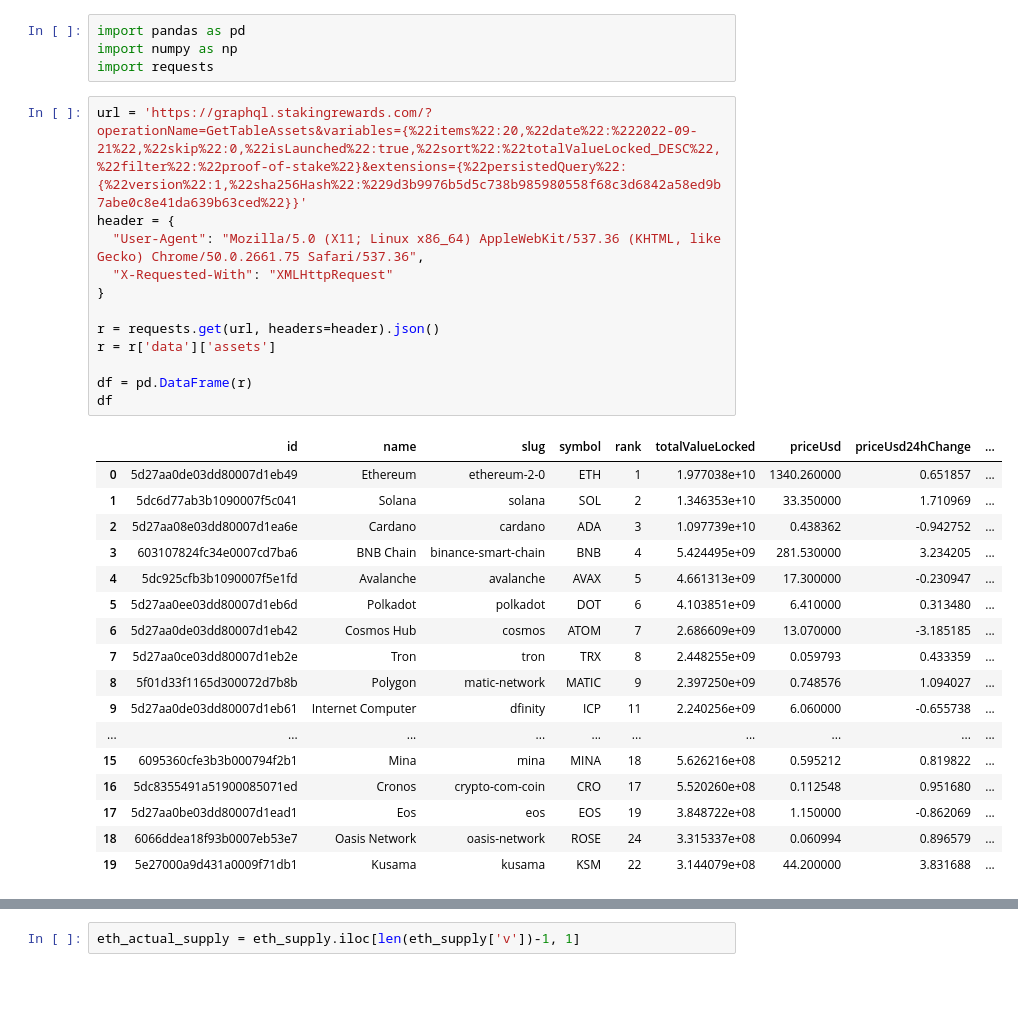
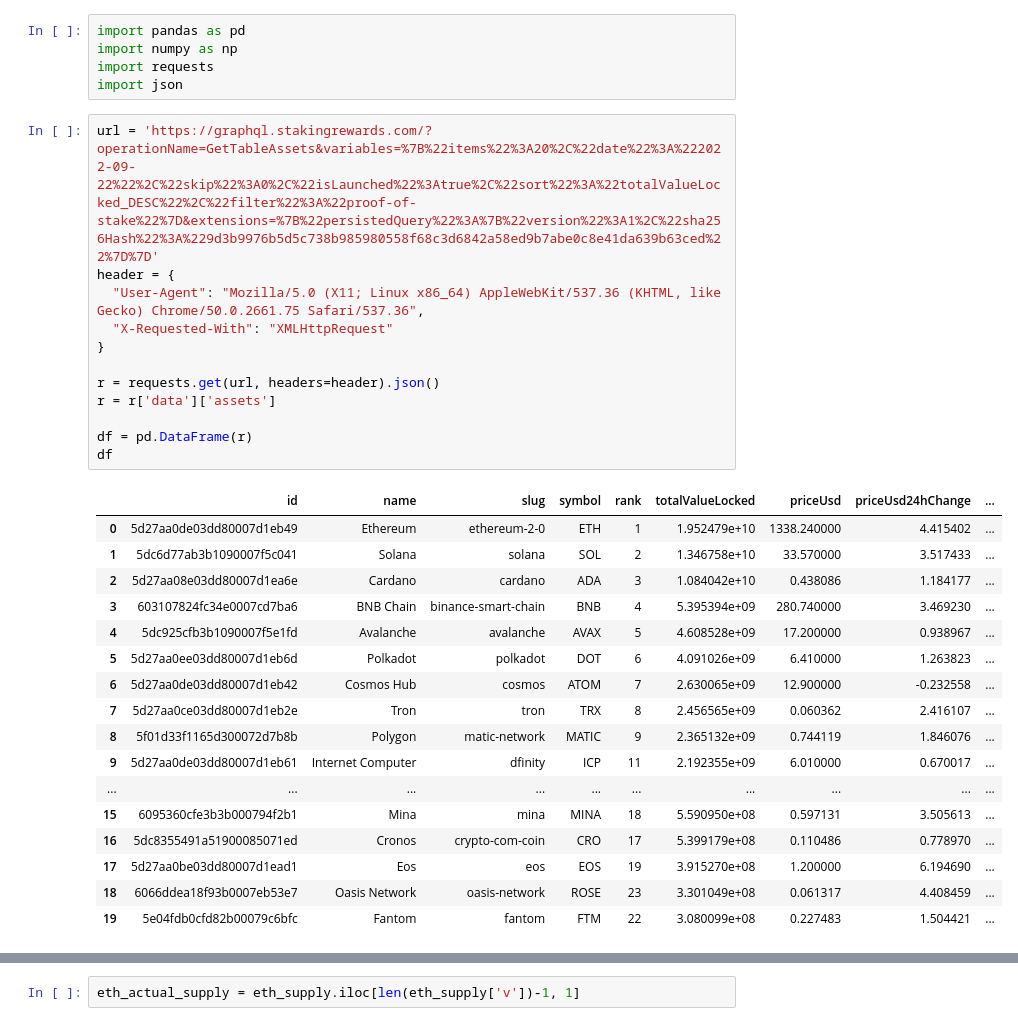
Before and after one commit to BenedettiLucca/mergeData-Backend, a Jupyter notebook: pos.ipynb, the cells around one changed output, grey strips where cells are left out. Drawn from its saved outputs; the diff is of its cells as text; blank space fills up the shorter version.

```diff
--- a/pos.ipynb
+++ b/pos.ipynb
@@ -2,36 +2,37 @@
 import pandas as pd
 import numpy as np
 import requests
+import json
 # %%
-url = 'https://graphql.stakingrewards.com/?operationName=GetTableAssets&variables={%22items%22:20,%22date%22:%222022-09-21%22,%22skip%22:0,%22isLaunched%22:true,%22sort%22:%22totalValueLocked_DESC%22,%22filter%22:%22proof-of-stake%22}&extensions={%22persistedQuery%22:{%22version%22:1,%22sha256Hash%22:%229d3b9976b5d5c738b985980558f68c3d6842a58ed9b7abe0c8e41da639b63ced%22}}'
+url = 'https://graphql.stakingrewards.com/?operationName=GetTableAssets&variables=%7B%22items%22%3A20%2C%22date%22%3A%222022-09-22%22%2C%22skip%22%3A0%2C%22isLaunched%22%3Atrue%2C%22sort%22%3A%22totalValueLocked_DESC%22%2C%22filter%22%3A%22proof-of-stake%22%7D&extensions=%7B%22persistedQuery%22%3A%7B%22version%22%3A1%2C%22sha256Hash%22%3A%229d3b9976b5d5c738b985980558f68c3d6842a58ed9b7abe0c8e41da639b63ced%22%7D%7D'
 header = {
   "User-Agent": "Mozilla/5.0 (X11; Linux x86_64) AppleWebKit/537.36 (KHTML, like Gecko) Chrome/50.0.2661.75 Safari/537.36",
   "X-Requested-With": "XMLHttpRequest"
 }
 
 r = requests.get(url, headers=header).json()
 r = r['data']['assets']
 
 df = pd.DataFrame(r)
 df
 # %% [output]
 |  | id | name | slug | symbol | rank | totalValueLocked | priceUsd | priceUsd24hChange | ... |
-| 0 | 5d27aa0de03dd80007d1eb49 | Ethereum | ethereum-2-0 | ETH | 1 | 1.977038e+10 | 1340.260000 | 0.651857 | ... |
-| 1 | 5dc6d77ab3b1090007f5c041 | Solana | solana | SOL | 2 | 1.346353e+10 | 33.350000 | 1.710969 | ... |
-| 2 | 5d27aa08e03dd80007d1ea6e | Cardano | cardano | ADA | 3 | 1.097739e+10 | 0.438362 | -0.942752 | ... |
-| 3 | 603107824fc34e0007cd7ba6 | BNB Chain | binance-smart-chain | BNB | 4 | 5.424495e+09 | 281.530000 | 3.234205 | ... |
-| 4 | 5dc925cfb3b1090007f5e1fd | Avalanche | avalanche | AVAX | 5 | 4.661313e+09 | 17.300000 | -0.230947 | ... |
-| 5 | 5d27aa0ee03dd80007d1eb6d | Polkadot | polkadot | DOT | 6 | 4.103851e+09 | 6.410000 | 0.313480 | ... |
-| 6 | 5d27aa0de03dd80007d1eb42 | Cosmos Hub | cosmos | ATOM | 7 | 2.686609e+09 | 13.070000 | -3.185185 | ... |
-| 7 | 5d27aa0ce03dd80007d1eb2e | Tron | tron | TRX | 8 | 2.448255e+09 | 0.059793 | 0.433359 | ... |
-| 8 | 5f01d33f1165d300072d7b8b | Polygon | matic-network | MATIC | 9 | 2.397250e+09 | 0.748576 | 1.094027 | ... |
-| 9 | 5d27aa0de03dd80007d1eb61 | Internet Computer | dfinity | ICP | 11 | 2.240256e+09 | 6.060000 | -0.655738 | ... |
+| 0 | 5d27aa0de03dd80007d1eb49 | Ethereum | ethereum-2-0 | ETH | 1 | 1.952479e+10 | 1338.240000 | 4.415402 | ... |
+| 1 | 5dc6d77ab3b1090007f5c041 | Solana | solana | SOL | 2 | 1.346758e+10 | 33.570000 | 3.517433 | ... |
+| 2 | 5d27aa08e03dd80007d1ea6e | Cardano | cardano | ADA | 3 | 1.084042e+10 | 0.438086 | 1.184177 | ... |
+| 3 | 603107824fc34e0007cd7ba6 | BNB Chain | binance-smart-chain | BNB | 4 | 5.395394e+09 | 280.740000 | 3.469230 | ... |
+| 4 | 5dc925cfb3b1090007f5e1fd | Avalanche | avalanche | AVAX | 5 | 4.608528e+09 | 17.200000 | 0.938967 | ... |
+| 5 | 5d27aa0ee03dd80007d1eb6d | Polkadot | polkadot | DOT | 6 | 4.091026e+09 | 6.410000 | 1.263823 | ... |
+| 6 | 5d27aa0de03dd80007d1eb42 | Cosmos Hub | cosmos | ATOM | 7 | 2.630065e+09 | 12.900000 | -0.232558 | ... |
+| 7 | 5d27aa0ce03dd80007d1eb2e | Tron | tron | TRX | 8 | 2.456565e+09 | 0.060362 | 2.416107 | ... |
+| 8 | 5f01d33f1165d300072d7b8b | Polygon | matic-network | MATIC | 9 | 2.365132e+09 | 0.744119 | 1.846076 | ... |
+| 9 | 5d27aa0de03dd80007d1eb61 | Internet Computer | dfinity | ICP | 11 | 2.192355e+09 | 6.010000 | 0.670017 | ... |
 | ... | ... | ... | ... | ... | ... | ... | ... | ... | ... |
-| 15 | 6095360cfe3b3b000794f2b1 | Mina | mina | MINA | 18 | 5.626216e+08 | 0.595212 | 0.819822 | ... |
-| 16 | 5dc8355491a51900085071ed | Cronos | crypto-com-coin | CRO | 17 | 5.520260e+08 | 0.112548 | 0.951680 | ... |
-| 17 | 5d27aa0be03dd80007d1ead1 | Eos | eos | EOS | 19 | 3.848722e+08 | 1.150000 | -0.862069 | ... |
-| 18 | 6066ddea18f93b0007eb53e7 | Oasis Network | oasis-network | ROSE | 24 | 3.315337e+08 | 0.060994 | 0.896579 | ... |
-| 19 | 5e27000a9d431a0009f71db1 | Kusama | kusama | KSM | 22 | 3.144079e+08 | 44.200000 | 3.831688 | ... |
+| 15 | 6095360cfe3b3b000794f2b1 | Mina | mina | MINA | 18 | 5.590950e+08 | 0.597131 | 3.505613 | ... |
+| 16 | 5dc8355491a51900085071ed | Cronos | crypto-com-coin | CRO | 17 | 5.399179e+08 | 0.110486 | 0.778970 | ... |
+| 17 | 5d27aa0be03dd80007d1ead1 | Eos | eos | EOS | 19 | 3.915270e+08 | 1.200000 | 6.194690 | ... |
+| 18 | 6066ddea18f93b0007eb53e7 | Oasis Network | oasis-network | ROSE | 23 | 3.301049e+08 | 0.061317 | 4.408459 | ... |
+| 19 | 5e04fdb0cfd82b00079c6bfc | Fantom | fantom | FTM | 22 | 3.080099e+08 | 0.227483 | 1.504421 | ... |
 # %%
 stake_stats = df[['name', 'symbol', 'marketcapUsd', 'totalValueLocked', 'tableTotalStaked']].copy()
 stake_stats
```
Also changed, not shown: parts of 9 cells of this notebook, 2 other files.
